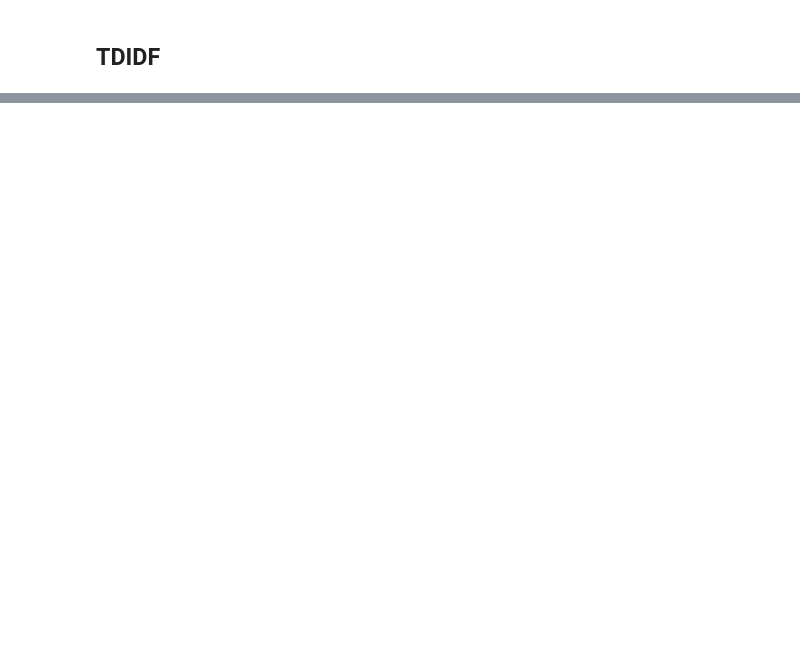
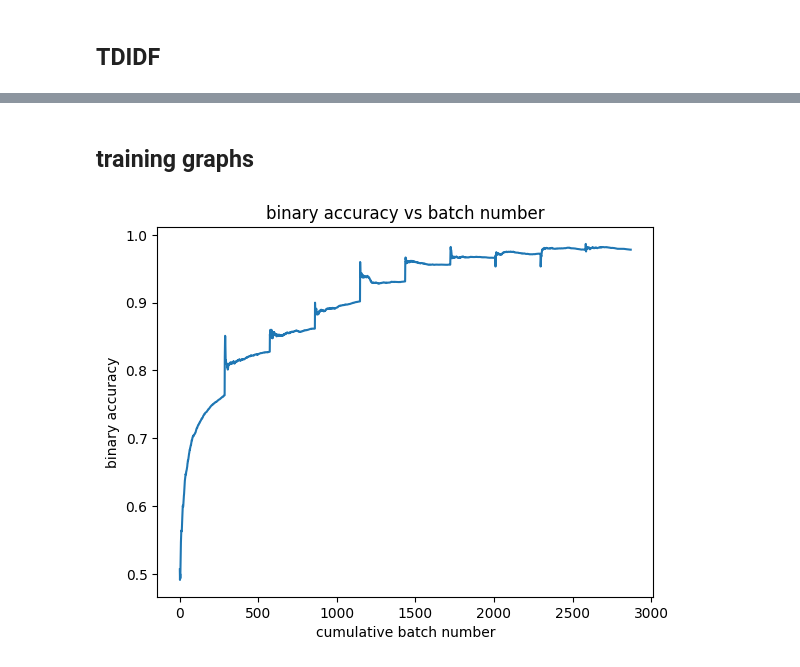
Before and after one commit to AlexMalakov/AIFinalProject, a Jupyter notebook: dataExploration.ipynb, the cells around one changed output, grey strips where cells are left out. Cells and saved outputs as stored; diff of their text form; code cells hidden in the pictures; blank space fills up the shorter version.

Commit message:
finished data exploration

```diff
--- a/dataExploration.ipynb
+++ b/dataExploration.ipynb
@@ -227,0 +301,20 @@ The same observations as made for the 4 groups can be made when only splitting t
+# %% [markdown]
+## training graphs
+# %%
+#preparing metrics data to be graphed
+logCSV = pd.read_csv("data/batchLog.csv")
+log = logCSV.to_numpy()
+
+batchNum = log[:,0]
+binAcc = log[:,1]
+prec = log[:,2]
+recall = log[:,3]
+auc = log[:,4]
+# %%
+plt.plot(batchNum, binAcc)
+plt.xlabel('cumulative batch number')
+plt.ylabel('binary accuracy')
+plt.title('binary accuracy vs batch number')
+plt.show()
+# %% [output]
+[figure, added]
```
Also changed, not shown: parts of 13 cells of this notebook, 1 other file.
